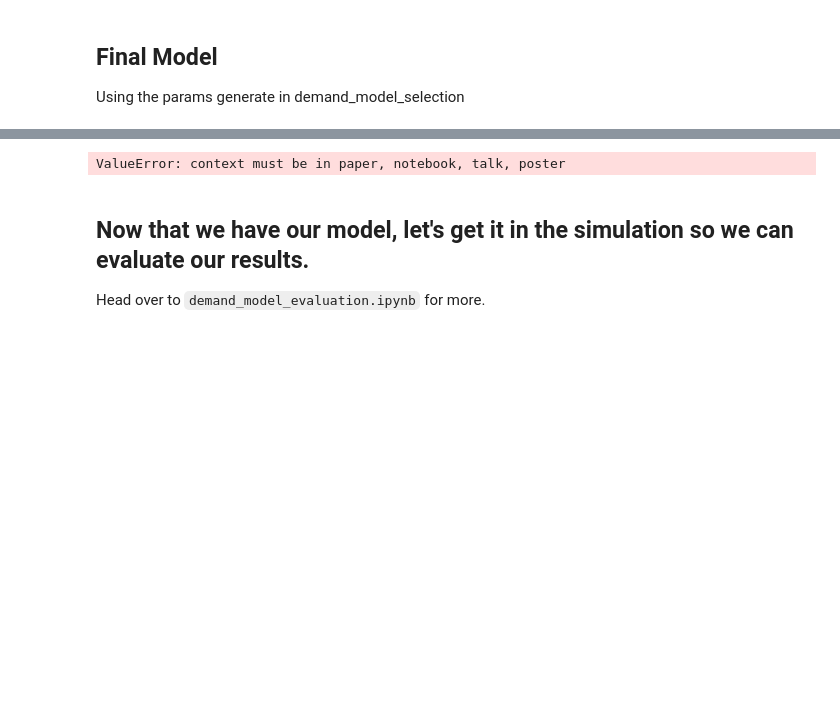
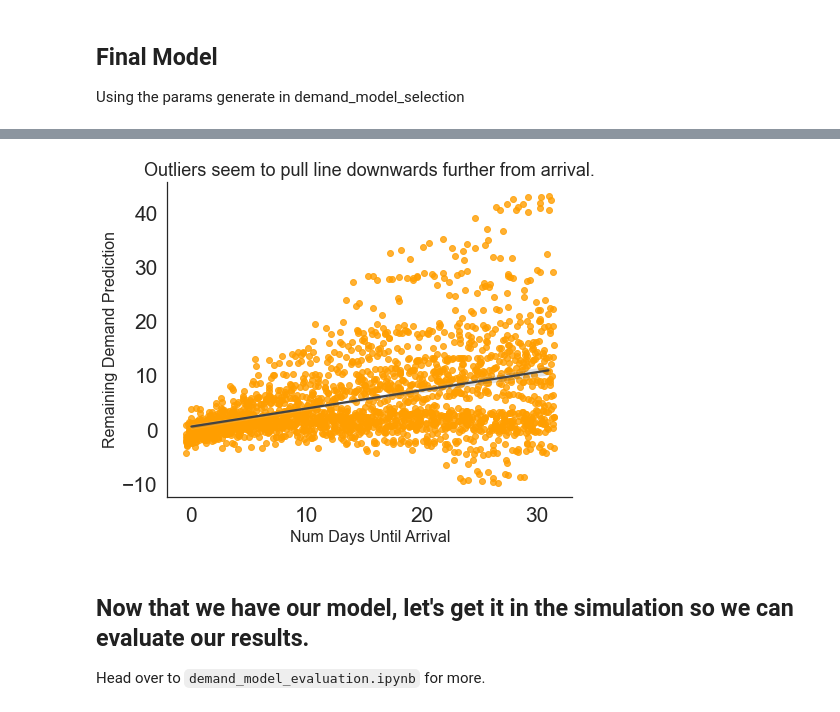
Before and after one commit to edubu2/hotel-revman-system, a Jupyter notebook: code/demand_model_analysis_h2.ipynb, the cells around one changed output, grey strips where cells are left out. Drawn from its saved outputs; the diff is of its cells as text; code cells hidden in the pictures; blank space fills up the shorter version.

```diff
--- a/code/demand_model_analysis_h2.ipynb
+++ b/code/demand_model_analysis_h2.ipynb
@@ -146,28 +128,27 @@ plt.show()
 # %%
 # plt.subplots(figsize=(14, 14))
-sns.set_theme("ggplot")
 sns.set_style("white")
 title = "Outliers seem to pull line downwards further from arrival."
 
-ax = sns.lmplot(x="DaysUntilArrival", y="DemandPrediction", x_jitter=0.5, y_jitter=0.5, data=h1_stat_preds, height=6, aspect=1.2,
+ax = sns.lmplot(x="DaysUntilArrival", y="DemandPrediction", x_jitter=0.5, y_jitter=0.5, data=h2_stat_preds, height=6, aspect=1.2,
                scatter_kws={"color": "#ff9e00"}, line_kws={"color": "#434343"})
 
 title_font = {
     "size": 18
 }
 
 label_font = {
     "size": 16
 }
 
 plt.title(title, fontdict=title_font)
 plt.xlabel("Num Days Until Arrival", fontdict=label_font)
 plt.ylabel("Remaining Demand Prediction", fontdict=label_font)
 plt.tight_layout()
-plt.savefig("../etc/h1_lmplot.jpeg", facecolor='none', dpi=200)
+plt.savefig("../etc/h2_lmplot.jpeg", facecolor='none', dpi=200)
 plt.show()
 # %% [output]
-ValueError: context must be in paper, notebook, talk, poster
+[figure, added]
 # %% [markdown]
 ## Now that we have our model, let's get it in the simulation so we can evaluate our results.
 
```
Also changed, not shown: parts of 12 cells of this notebook, 5 other files.
